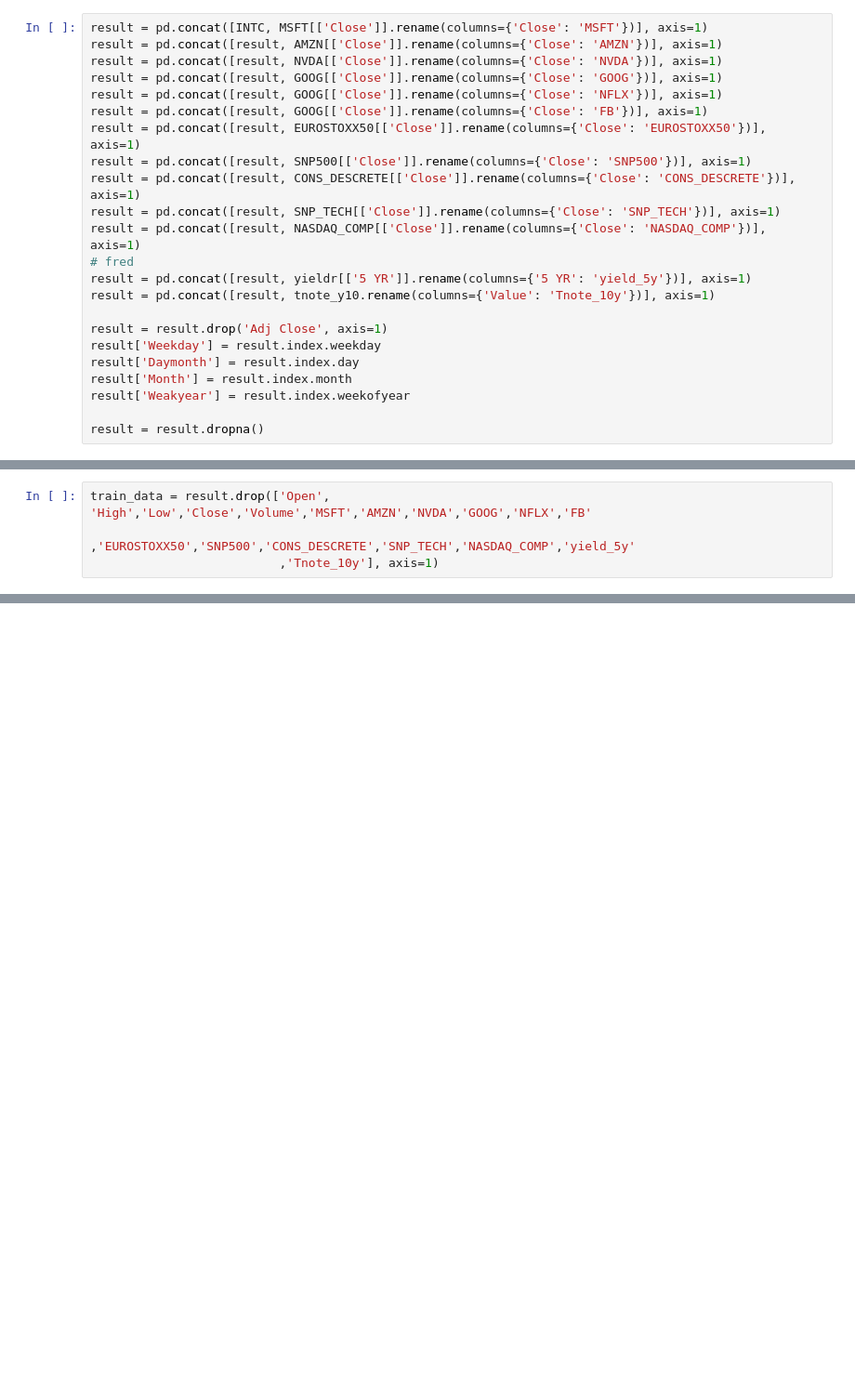
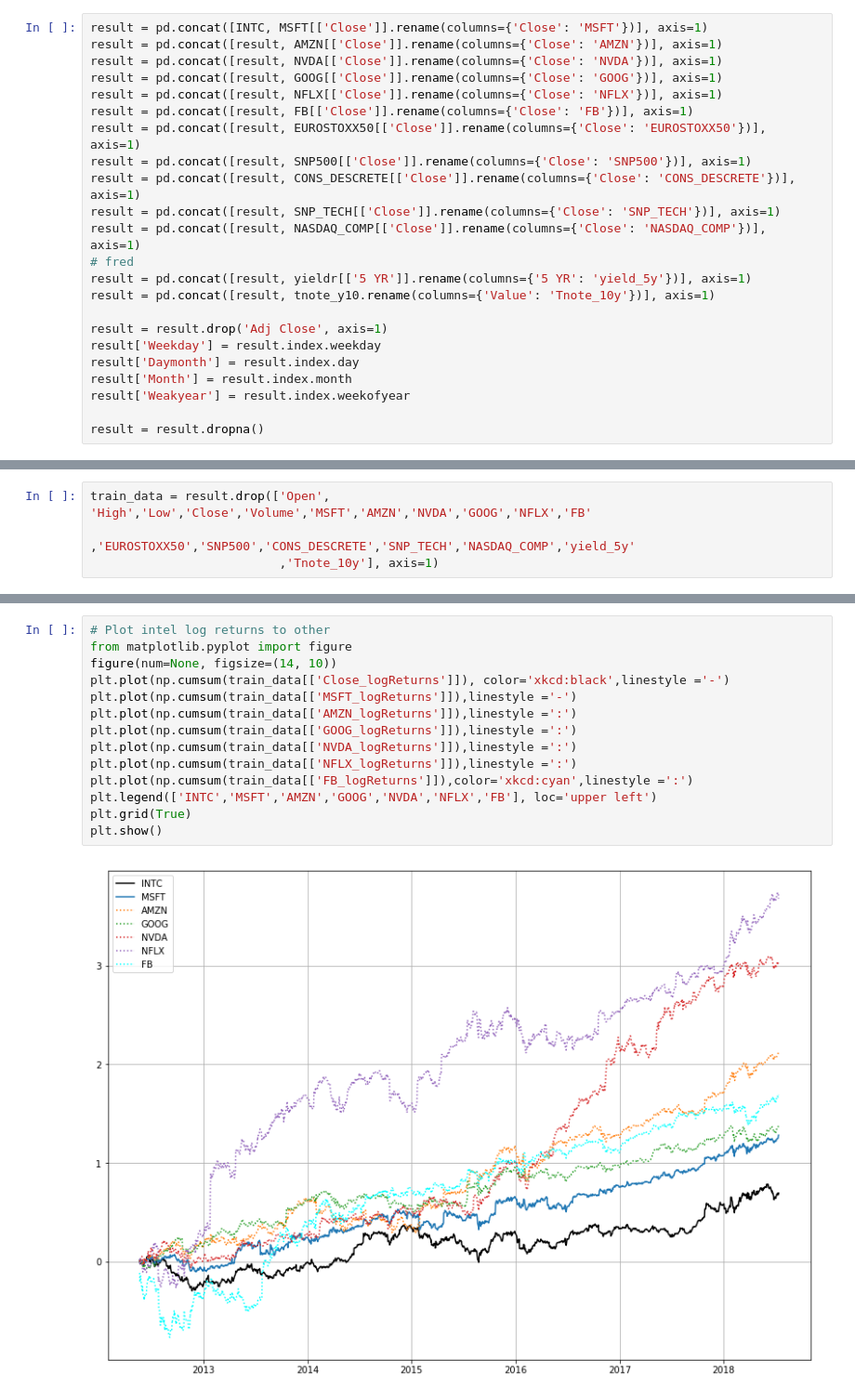
Before and after one commit to profiler84/algotrading, a Jupyter notebook: getData.ipynb, the cells around one changed output, grey strips where cells are left out. Shown at 93% size. Cells and saved outputs as stored; diff of their text form; blank space fills up the shorter version.

```diff
--- a/getData.ipynb
+++ b/getData.ipynb
@@ -50,8 +57,8 @@ result = pd.concat([INTC, MSFT[['Close']].rename(columns={'Close': 'MSFT'})], ax
 result = pd.concat([result, AMZN[['Close']].rename(columns={'Close': 'AMZN'})], axis=1)
 result = pd.concat([result, NVDA[['Close']].rename(columns={'Close': 'NVDA'})], axis=1)
 result = pd.concat([result, GOOG[['Close']].rename(columns={'Close': 'GOOG'})], axis=1)
-result = pd.concat([result, GOOG[['Close']].rename(columns={'Close': 'NFLX'})], axis=1)
-result = pd.concat([result, GOOG[['Close']].rename(columns={'Close': 'FB'})], axis=1)
+result = pd.concat([result, NFLX[['Close']].rename(columns={'Close': 'NFLX'})], axis=1)
+result = pd.concat([result, FB[['Close']].rename(columns={'Close': 'FB'})], axis=1)
 result = pd.concat([result, EUROSTOXX50[['Close']].rename(columns={'Close': 'EUROSTOXX50'})], axis=1)
 result = pd.concat([result, SNP500[['Close']].rename(columns={'Close': 'SNP500'})], axis=1)
 result = pd.concat([result, CONS_DESCRETE[['Close']].rename(columns={'Close': 'CONS_DESCRETE'})], axis=1)
@@ -185,0 +210,16 @@ plt.plot(train_data[['NASDAQ_COMP_logReturns']])
+# %%
+# Plot intel log returns to other
+from matplotlib.pyplot import figure
+figure(num=None, figsize=(14, 10))
+plt.plot(np.cumsum(train_data[['Close_logReturns']]), color='xkcd:black',linestyle ='-')
+plt.plot(np.cumsum(train_data[['MSFT_logReturns']]),linestyle ='-')
+plt.plot(np.cumsum(train_data[['AMZN_logReturns']]),linestyle =':')
+plt.plot(np.cumsum(train_data[['GOOG_logReturns']]),linestyle =':')
+plt.plot(np.cumsum(train_data[['NVDA_logReturns']]),linestyle =':')
+plt.plot(np.cumsum(train_data[['NFLX_logReturns']]),linestyle =':')
+plt.plot(np.cumsum(train_data[['FB_logReturns']]),color='xkcd:cyan',linestyle =':')
+plt.legend(['INTC','MSFT','AMZN','GOOG','NVDA','NFLX','FB'], loc='upper left')
+plt.grid(True)
+plt.show()
+# %% [output]
+[figure, added]
```
Also changed, not shown: parts of 20 cells of this notebook, 1 other file.
